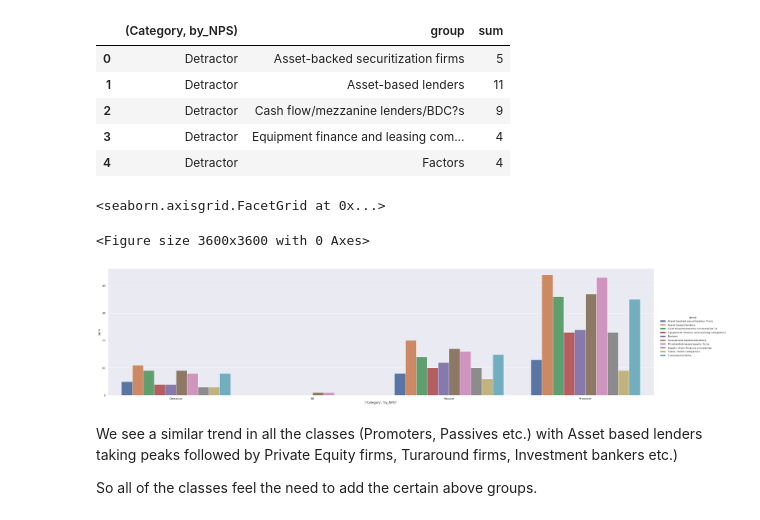
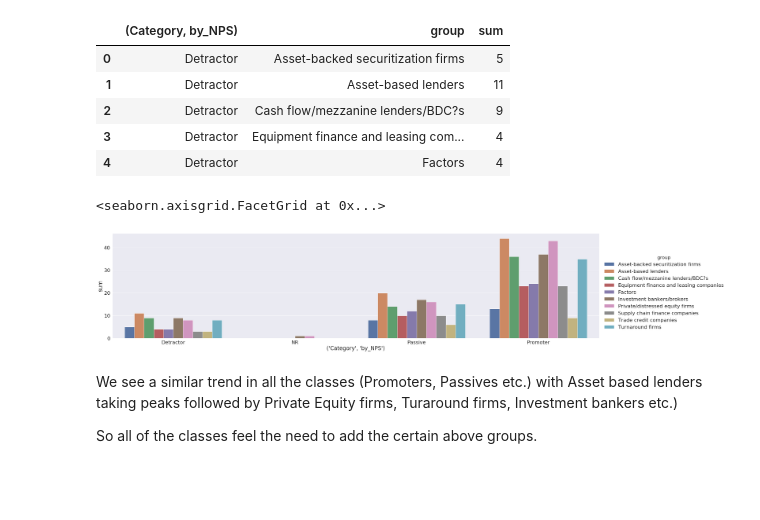
Before and after one commit to mavalliani/SFNet_survey, a Jupyter notebook: SFNet_Survey_Project.ipynb, the cells around one changed output. Drawn from its saved outputs; the diff is of its cells as text; code cells hidden in the pictures; blank space fills up the shorter version.

```diff
--- a/SFNet_Survey_Project.ipynb
+++ b/SFNet_Survey_Project.ipynb
@@ -389,13 +389,11 @@ new.head()
 | 3 | Detractor | Equipment finance and leasing com... | 4 |
 | 4 | Detractor | Factors | 4 |
 # %%
-plt.figure(figsize = (50, 50), facecolor = None)
-sns.set(rc={'figure.figsize':(50,50)})
+sns.set(rc={'figure.figsize':(50,50)}, font_scale=2)
 sns.catplot(data=new, hue= 'group', y="sum", kind="bar", x=('Category', 'by_NPS'), size=8, aspect=4)
 # %% [output]
 <seaborn.axisgrid.FacetGrid at 0x...>
-<Figure size 3600x3600 with 0 Axes>
-[figure, old version]
+[figure, new version]
 # %% [markdown]
 We see a similar trend in all the classes (Promoters, Passives etc.) with Asset based lenders taking peaks followed by Private Equity firms, Turaround firms, Investment bankers etc.)
 
```
Also changed, not shown: parts of 7 cells of this notebook.
